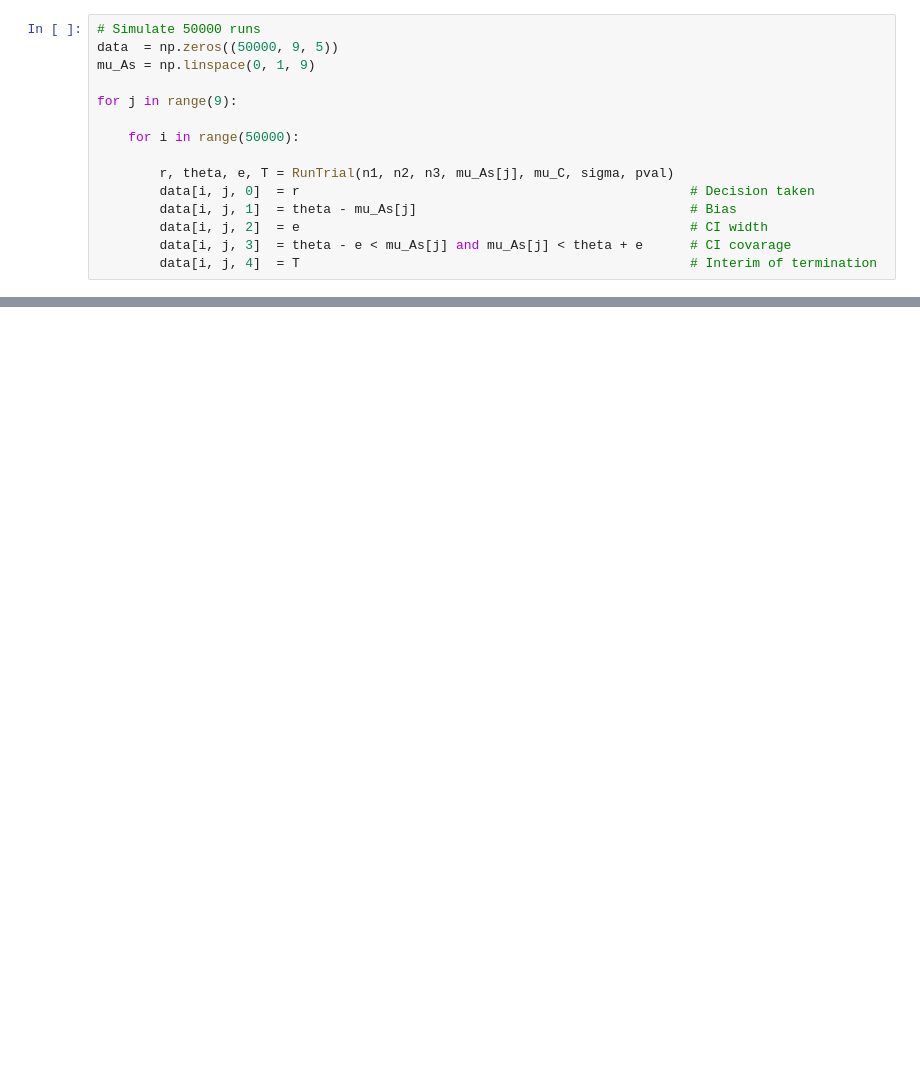
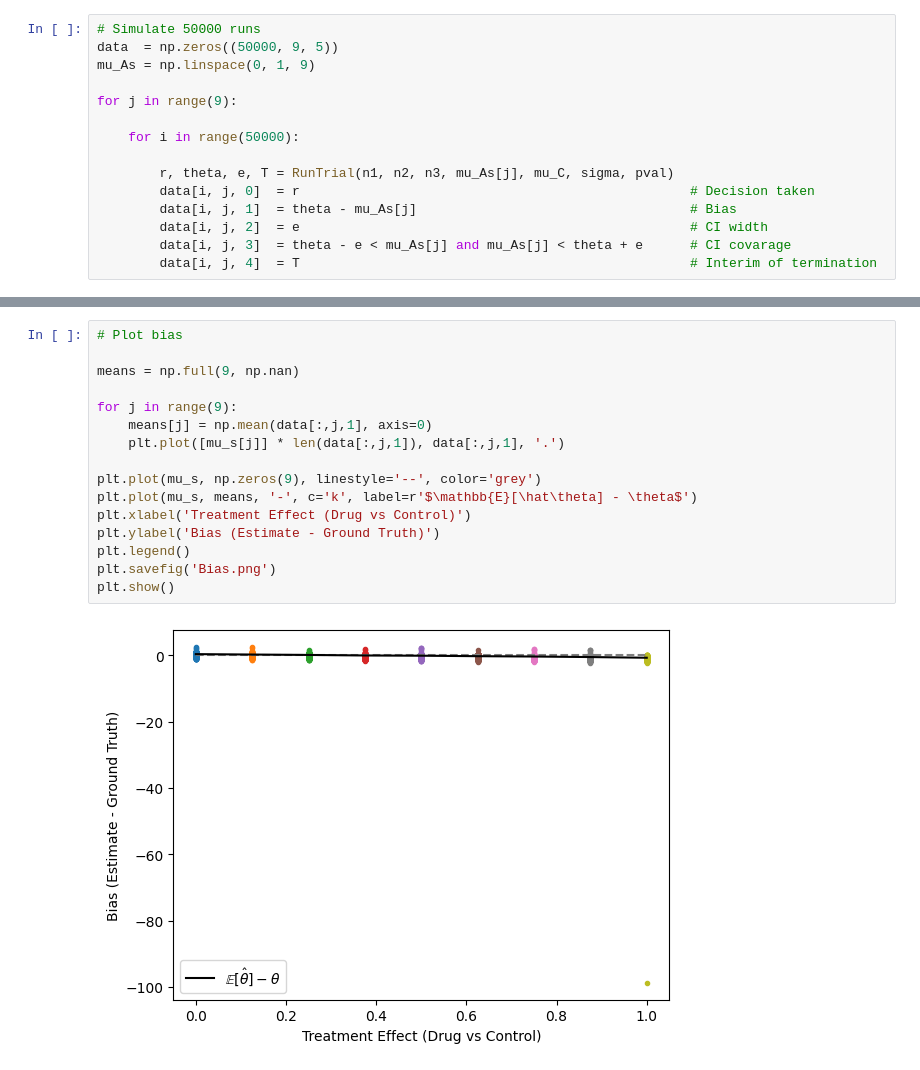
Before and after one commit to FerPerazzo/ITT21, a Jupyter notebook: Untitled.ipynb, the cells around one changed output, grey strips where cells are left out. Drawn from its saved outputs; the diff is of its cells as text; blank space fills up the shorter version.

```diff
--- a/Untitled.ipynb
+++ b/Untitled.ipynb
@@ -323,0 +507,18 @@ plt.show()
+# %%
+# Plot bias
+
+means = np.full(9, np.nan)
+
+for j in range(9):
+    means[j] = np.mean(data[:,j,1], axis=0)
+    plt.plot([mu_s[j]] * len(data[:,j,1]), data[:,j,1], '.')
+
+plt.plot(mu_s, np.zeros(9), linestyle='--', color='grey')
+plt.plot(mu_s, means, '-', c='k', label=r'$\mathbb{E}[\hat\theta] - \theta$')
+plt.xlabel('Treatment Effect (Drug vs Control)')
+plt.ylabel('Bias (Estimate - Ground Truth)')
+plt.legend()
+plt.savefig('Bias.png')
+plt.show()
+# %% [output]
+[figure, added]
```
Also changed, not shown: parts of 30 cells of this notebook, 22 other files.
